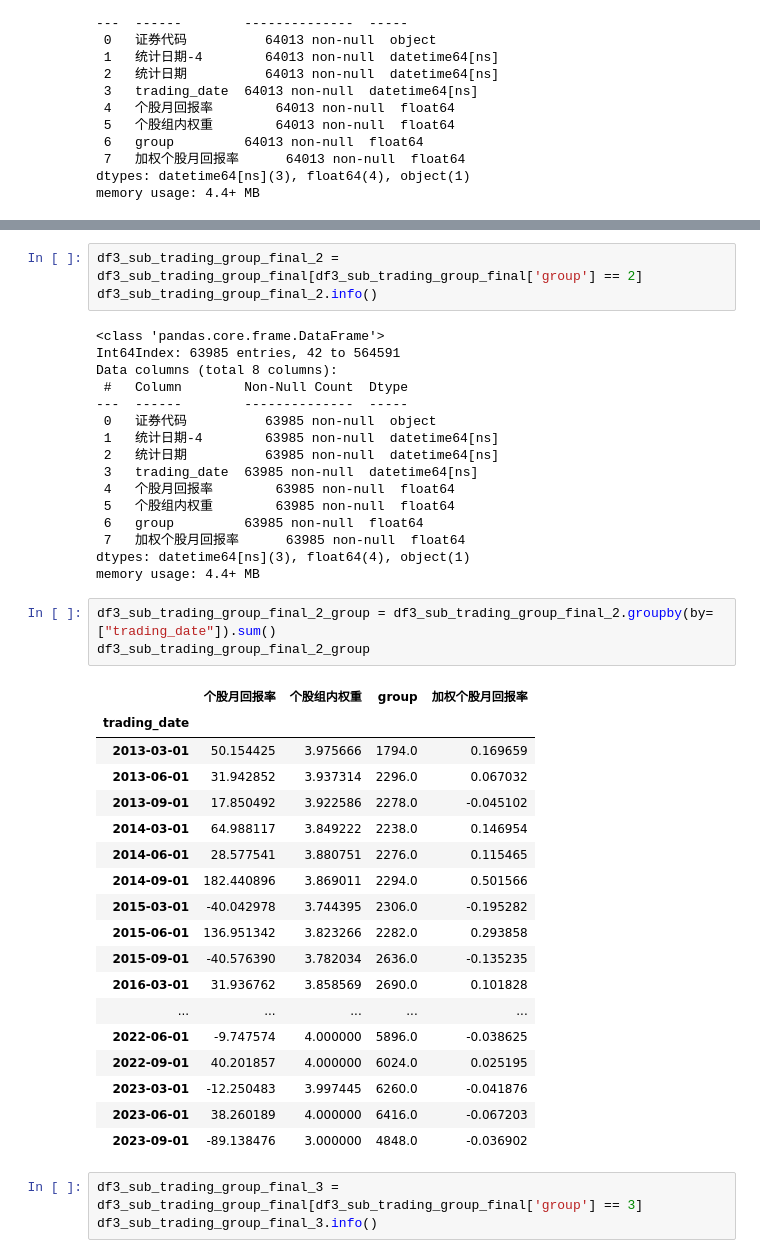
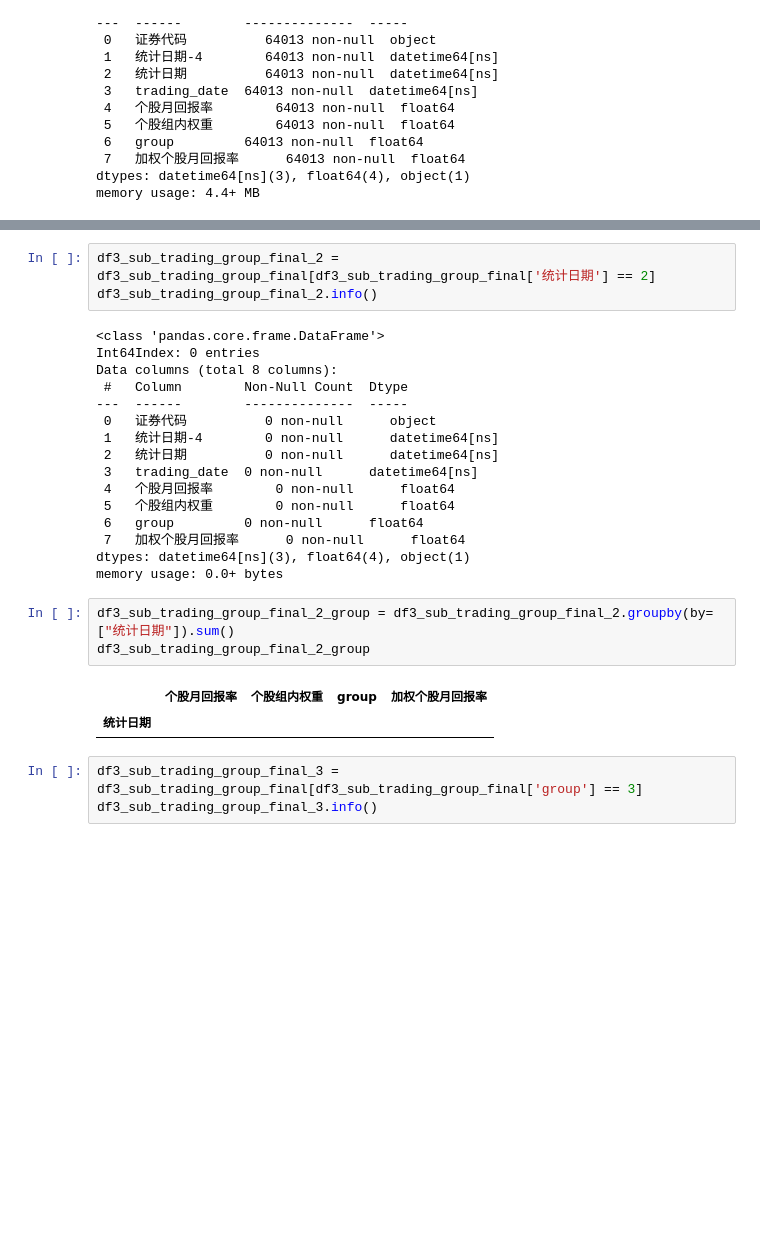
Before and after one commit to Prussia/playJupyter, a Jupyter notebook: testproj/计算加权回报率.ipynb, the cells around one changed output, grey strips where cells are left out. Drawn from its saved outputs; the diff is of its cells as text; blank space fills up the shorter version.

```diff
--- a/testproj/计算加权回报率.ipynb
+++ b/testproj/计算加权回报率.ipynb
@@ -1179,44 +1171,28 @@ df3_sub_trading_group_final_1_group
 # %%
-df3_sub_trading_group_final_2 = df3_sub_trading_group_final[df3_sub_trading_group_final['group'] == 2]
+df3_sub_trading_group_final_2 = df3_sub_trading_group_final[df3_sub_trading_group_final['统计日期'] == 2]
 df3_sub_trading_group_final_2.info()
 # %% [output]
 <class 'pandas.core.frame.DataFrame'>
-Int64Index: 63985 entries, 42 to 564591
+Int64Index: 0 entries
 Data columns (total 8 columns):
  #   Column        Non-Null Count  Dtype
 ---  ------        --------------  -----
- 0   证券代码          63985 non-null  object
- 1   统计日期-4        63985 non-null  datetime64[ns]
- 2   统计日期          63985 non-null  datetime64[ns]
- 3   trading_date  63985 non-null  datetime64[ns]
- 4   个股月回报率        63985 non-null  float64
- 5   个股组内权重        63985 non-null  float64
- 6   group         63985 non-null  float64
- 7   加权个股月回报率      63985 non-null  float64
+ 0   证券代码          0 non-null      object
+ 1   统计日期-4        0 non-null      datetime64[ns]
+ 2   统计日期          0 non-null      datetime64[ns]
+ 3   trading_date  0 non-null      datetime64[ns]
+ 4   个股月回报率        0 non-null      float64
+ 5   个股组内权重        0 non-null      float64
+ 6   group         0 non-null      float64
+ 7   加权个股月回报率      0 non-null      float64
 dtypes: datetime64[ns](3), float64(4), object(1)
-memory usage: 4.4+ MB
+memory usage: 0.0+ bytes
 # %%
-df3_sub_trading_group_final_2_group = df3_sub_trading_group_final_2.groupby(by=["trading_date"]).sum()
+df3_sub_trading_group_final_2_group = df3_sub_trading_group_final_2.groupby(by=["统计日期"]).sum()
 df3_sub_trading_group_final_2_group
 # %% [output]
 |  | 个股月回报率 | 个股组内权重 | group | 加权个股月回报率 |
-| trading_date |  |  |  |  |
-| 2013-03-01 | 50.154425 | 3.975666 | 1794.0 | 0.169659 |
-| 2013-06-01 | 31.942852 | 3.937314 | 2296.0 | 0.067032 |
-| 2013-09-01 | 17.850492 | 3.922586 | 2278.0 | -0.045102 |
-| 2014-03-01 | 64.988117 | 3.849222 | 2238.0 | 0.146954 |
-| 2014-06-01 | 28.577541 | 3.880751 | 2276.0 | 0.115465 |
-| 2014-09-01 | 182.440896 | 3.869011 | 2294.0 | 0.501566 |
-| 2015-03-01 | -40.042978 | 3.744395 | 2306.0 | -0.195282 |
-| 2015-06-01 | 136.951342 | 3.823266 | 2282.0 | 0.293858 |
-| 2015-09-01 | -40.576390 | 3.782034 | 2636.0 | -0.135235 |
-| 2016-03-01 | 31.936762 | 3.858569 | 2690.0 | 0.101828 |
-| ... | ... | ... | ... | ... |
-| 2022-06-01 | -9.747574 | 4.000000 | 5896.0 | -0.038625 |
-| 2022-09-01 | 40.201857 | 4.000000 | 6024.0 | 0.025195 |
-| 2023-03-01 | -12.250483 | 3.997445 | 6260.0 | -0.041876 |
-| 2023-06-01 | 38.260189 | 4.000000 | 6416.0 | -0.067203 |
-| 2023-09-01 | -89.138476 | 3.000000 | 4848.0 | -0.036902 |
+| 统计日期 |  |  |  |  |
 # %%
 df3_sub_trading_group_final_3 = df3_sub_trading_group_final[df3_sub_trading_group_final['group'] == 3]
 df3_sub_trading_group_final_3.info()
```
Also changed, not shown: parts of 4 cells of this notebook.
